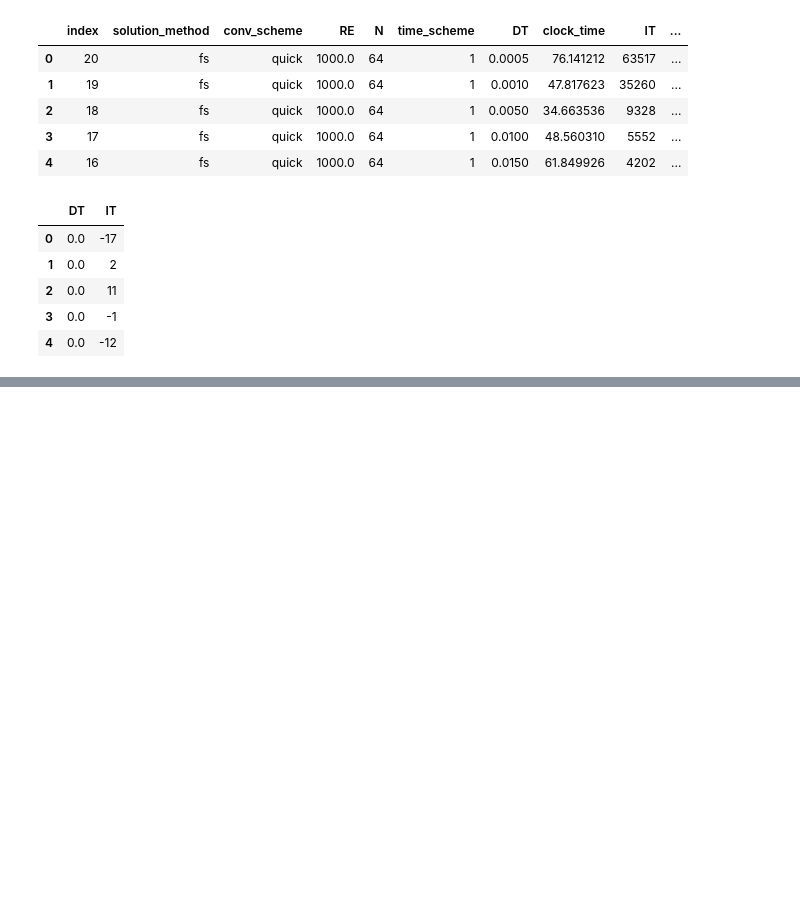
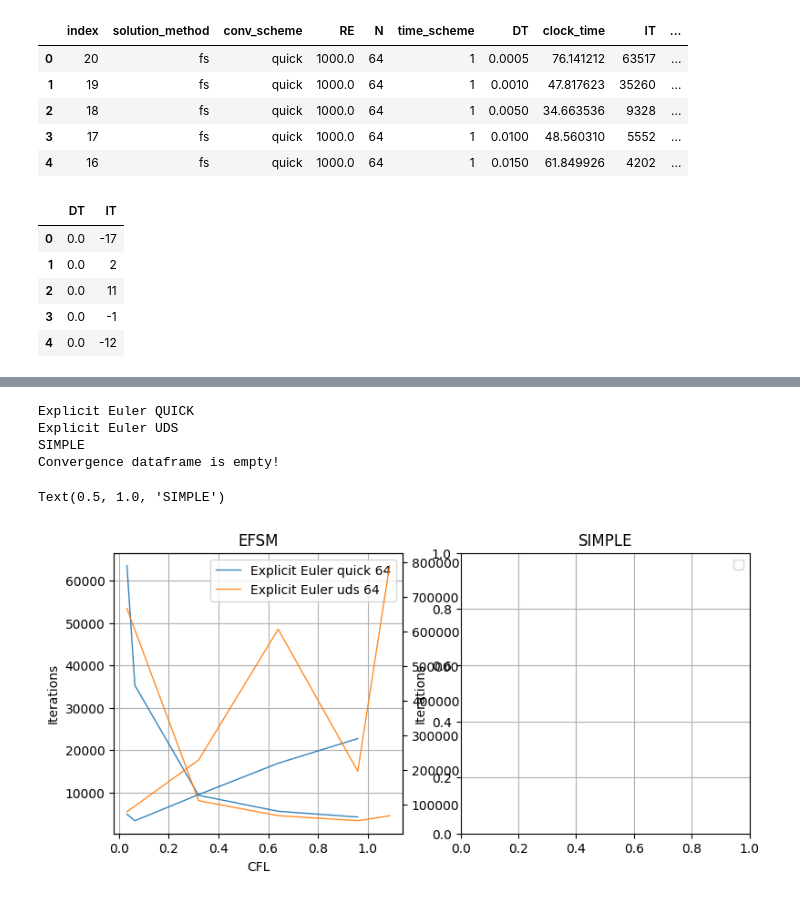
Before and after one commit to annashens/ME663-project, a Jupyter notebook: postprocess/6_cfl_urf.ipynb, the cells around one changed output, grey strips where cells are left out. Cells and saved outputs as stored; diff of their text form; code cells hidden in the pictures; blank space fills up the shorter version.

```diff
--- a/postprocess/6_cfl_urf.ipynb
+++ b/postprocess/6_cfl_urf.ipynb
@@ -46,0 +114,47 @@ groups["AB2"].compare_meta().sort_values(by='DT').reset_index()[['DT', 'IT']]-gr
+# %%
+fig, axes = plt.subplots(1, 2, figsize=(9, 4))
+time_scheme_dict = {
+    1: "Explicit Euler",
+    2: "AB2"
+}
+labels = ["Explicit Euler","AB2"]
+ax0_copy=axes[0].twinx()
+for i,(group_name, group) in enumerate(groups.items()):
+    print(group_name)
+    meta_df =  group.compare_meta()
+    solver=group.solution_method.upper()
+    if i>1:
+        break
+    if solver == "EFSM":
+        ax=axes[0]
+        label = f"{time_scheme_dict[group.time_scheme]} {group.conv_scheme} {group.N}"
+        DX = 1/meta_df['N']
+        lw=1
+        meta_df['CFL']=meta_df['DT']/DX
+        meta_df = meta_df.sort_values(by='CFL')
+
+        ax.plot(meta_df['CFL'], meta_df["IT"], label=label, alpha=0.9, linewidth=lw)
+        ax0_copy.plot(meta_df['CFL'], meta_df["total_inner_iterations"], label=label, alpha=0.9, linewidth=lw)
+    elif solver== "SIMPLE":
+        ax=axes[1]
+        label = f"{group.conv_scheme} {group.N}"
+    else:
+        print("no solution method")
+
+
+for ax in axes:
+    ax.set_ylabel("Iterations")
+    ax.grid(which='major')
+    ax.grid(which='minor', alpha=0.5)
+    ax.legend()
+axes[0].set_xlabel("CFL")
+axes[0].set_title("EFSM")
+axes[1].set_title("SIMPLE")
+# axes[0].set_ylim(3202, 5202)
+# %% [output]
+Explicit Euler QUICK
+Explicit Euler UDS
+SIMPLE
+Convergence dataframe is empty!
+Text(0.5, 1.0, 'SIMPLE')
+[figure, added]
```
Also changed, not shown: parts of 6 cells of this notebook, 37 other files.
